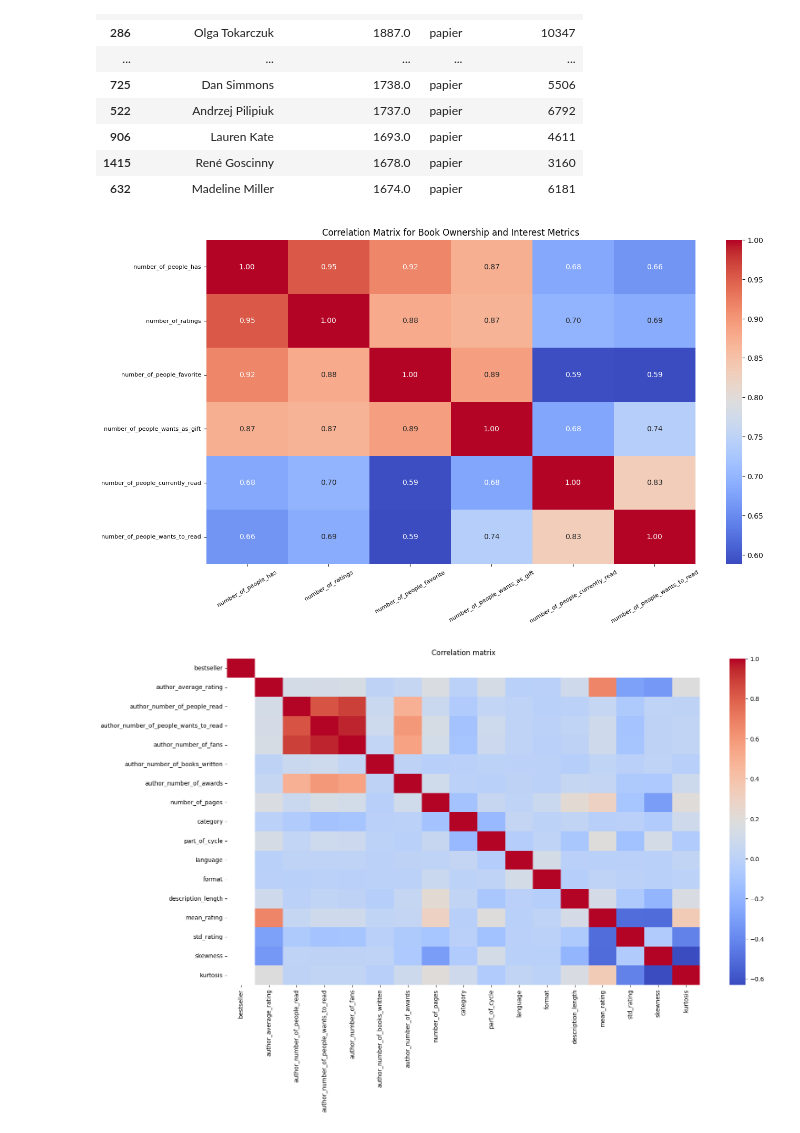
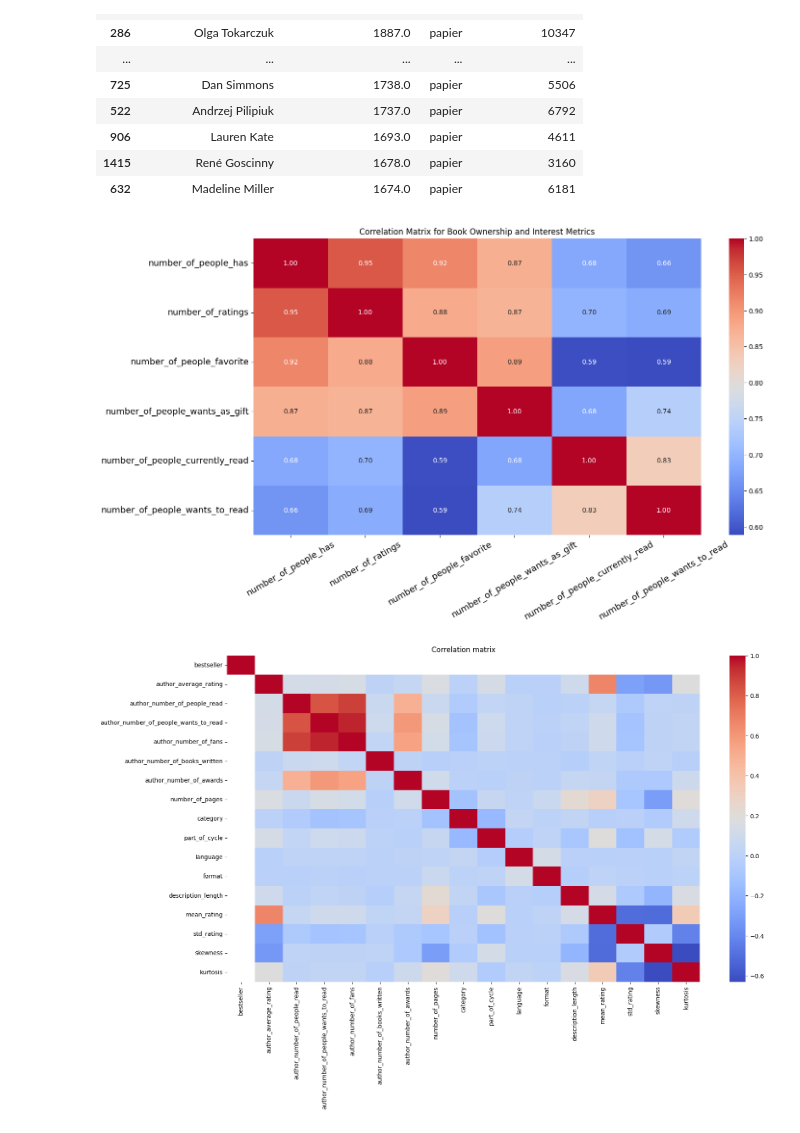
Before and after one commit to beep1000101/lubimyczytac_project, a Jupyter notebook: modelling.ipynb, the cells around one changed output. Saved outputs shown, nothing was run; the diff lists cells and outputs as text; code cells hidden in the pictures.

```diff
--- a/modelling.ipynb
+++ b/modelling.ipynb
@@ -210,12 +210,12 @@ reference_books.loc[y_test.index[(y_test == 0) & (randomized_log_reg.predict(X_t
 # %%
 # correlation matrix for number of people use it later
 
 has_correlation = reference_books[['number_of_people_has', 'number_of_ratings', 'number_of_people_favorite', 'number_of_people_wants_as_gift', 'number_of_people_currently_read', 'number_of_people_wants_to_read']].corr()
 plt.figure(figsize=(15, 8))
 sns.heatmap(has_correlation, annot=True, fmt='.2f', cmap='coolwarm')
 plt.title('Correlation Matrix for Book Ownership and Interest Metrics')
-plt.xticks(rotation=30, fontsize=8)
-plt.yticks(fontsize=8)
+plt.xticks(rotation=30, fontsize=13)
+plt.yticks(fontsize=13)
 plt.show()
 # %% [output]
-[figure, old version]
+[figure, new version]
```
Also changed, not shown: parts of 1 cell of this notebook.
